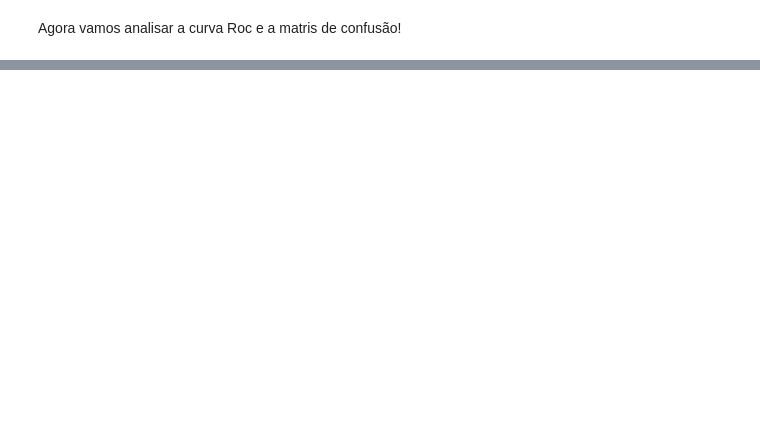
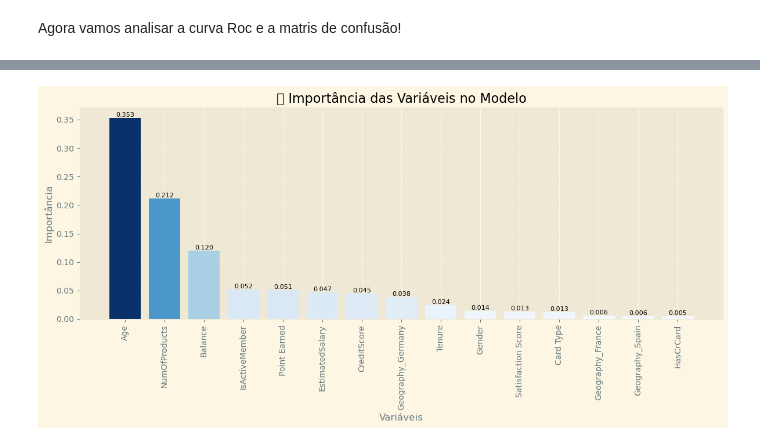
Before and after one commit to Riansito/Analise-_de_Churn_CLientes, a Jupyter notebook: Notebooks/modeloPredicao.ipynb, the cells around one changed output, grey strips where cells are left out. Drawn from its saved outputs; the diff is of its cells as text; code cells hidden in the pictures; blank space fills up the shorter version.

```diff
--- a/Notebooks/modeloPredicao.ipynb
+++ b/Notebooks/modeloPredicao.ipynb
@@ -283,0 +323,4 @@ Esses insights destacam a importância de **estratégias direcionadas**, como pr
+# %%
+avalicaoModelo.importanciaVariaveis(melhorModeloBRFC, X_train)
+# %% [output]
+[figure, added]
```
Also changed, not shown: parts of 33 cells of this notebook, 1 other file.
